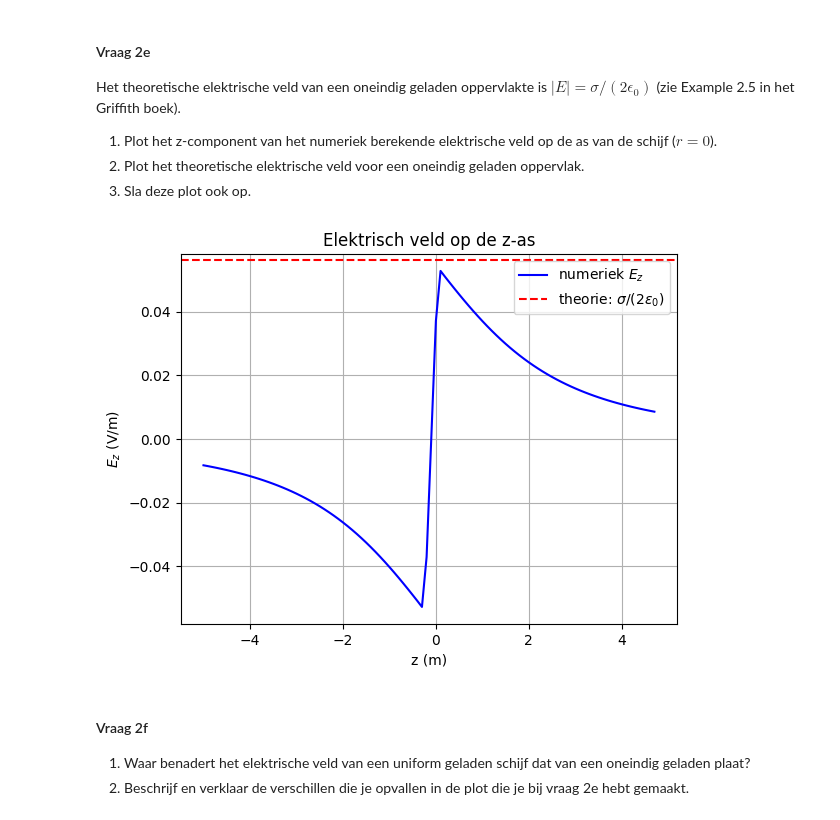
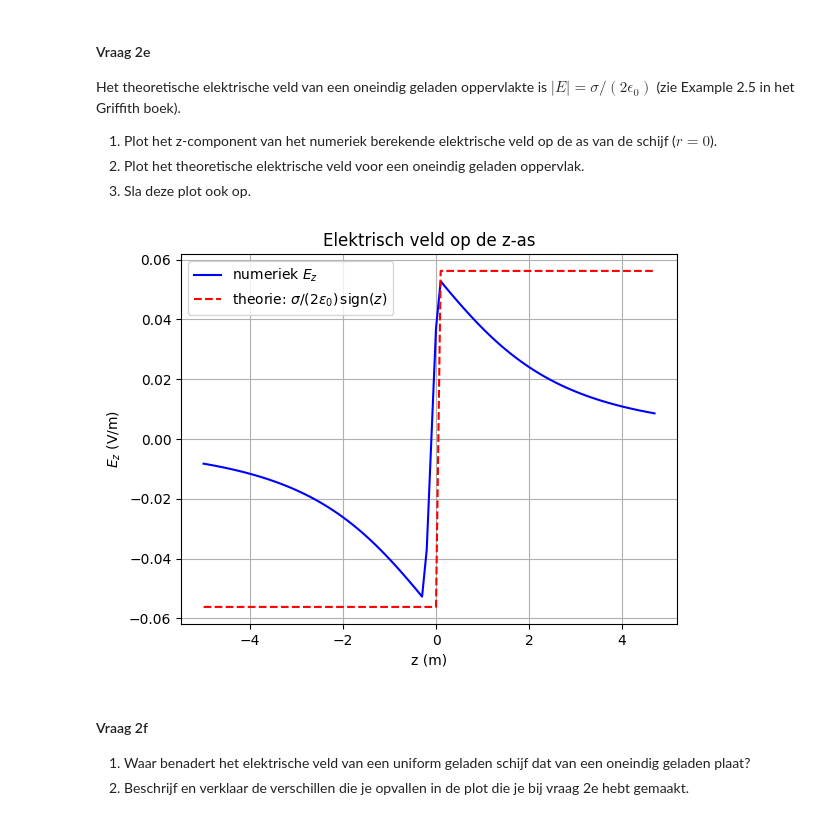
Before and after one commit to Monjano/DEF-D-MONJANO-SCHEBAL, a Jupyter notebook: DigitaleOntwerpopdrachten/1CondensatorOpdracht/CondensatorOntwerpopdracht (1).ipynb, the cells around one changed output. Cells and saved outputs as stored; diff of their text form; code cells hidden in the pictures.

```diff
--- a/DigitaleOntwerpopdrachten/1CondensatorOpdracht/CondensatorOntwerpopdracht (1).ipynb
+++ b/DigitaleOntwerpopdrachten/1CondensatorOpdracht/CondensatorOntwerpopdracht (1).ipynb
@@ -279,31 +277,31 @@ Het theoretische elektrische veld van een oneindig geladen oppervlakte is $|E| =
 # %%
 # Numeriek elektrisch veld
 E_z_num = Ez[:, 0]
 
 # Bijpassende z-waarden
 z_E = z[:Ez.shape[0]]
 
-# Theoretisch elektrisch veld
-E_theory = sigma / (2 * epsilon_0)
+# Theoretisch elektrisch veld (met teken afhankelijk van z)
+E_theory = (sigma / (2 * epsilon0)) * np.sign(z_E)
 
 # Numerieke plot
 plt.plot(z_E, E_z_num, "b-", label="numeriek $E_z$")
 
 # Theoretische plot
-plt.axhline(E_theory, color="r", linestyle="--", label=r"theorie: $\sigma/(2\epsilon_0)$")
+plt.plot(z_E, E_theory, "r--", label=r"theorie: $\sigma/(2\epsilon_0)\,\mathrm{sign}(z)$")
 
 plt.title("Elektrisch veld op de z-as")
 plt.xlabel("z (m)")
 plt.ylabel("$E_z$ (V/m)")
 plt.legend()
 plt.grid(True)
 
 # Plot opslaan
 plt.savefig("vraag2e.png", dpi=300)
 
 plt.show()
 # %% [output]
-[figure, old version]
+[figure, new version]
 # %% [markdown]
 #### Vraag 2f
 1. Waar benadert het elektrische veld van een uniform geladen schijf dat van een oneindig geladen plaat?
```
Also changed, not shown: parts of 24 cells of this notebook, 3 other files.
